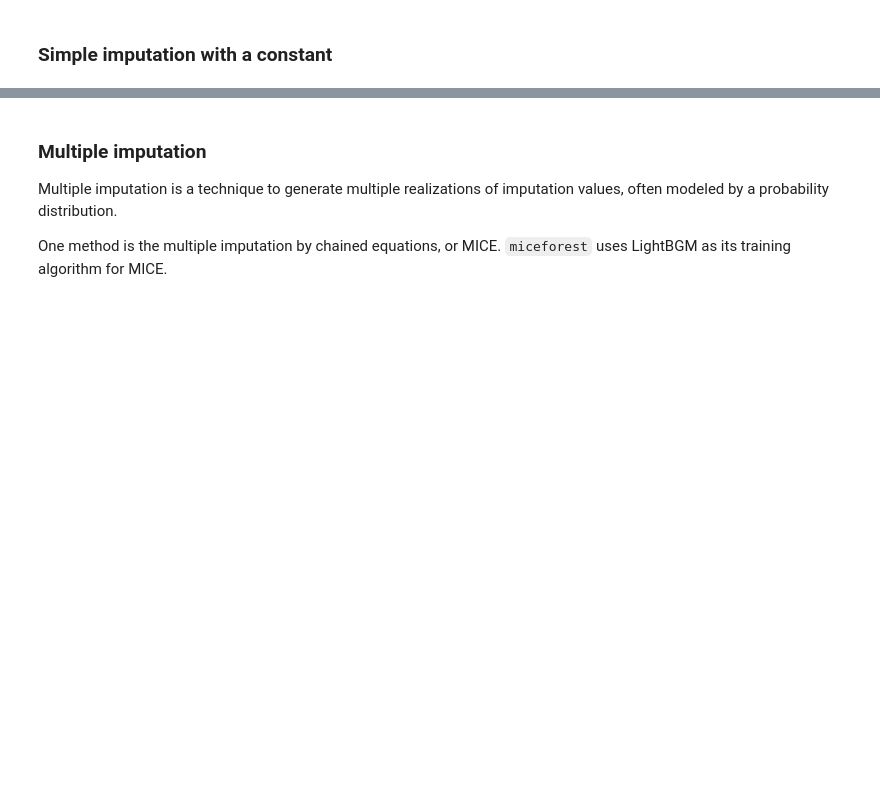
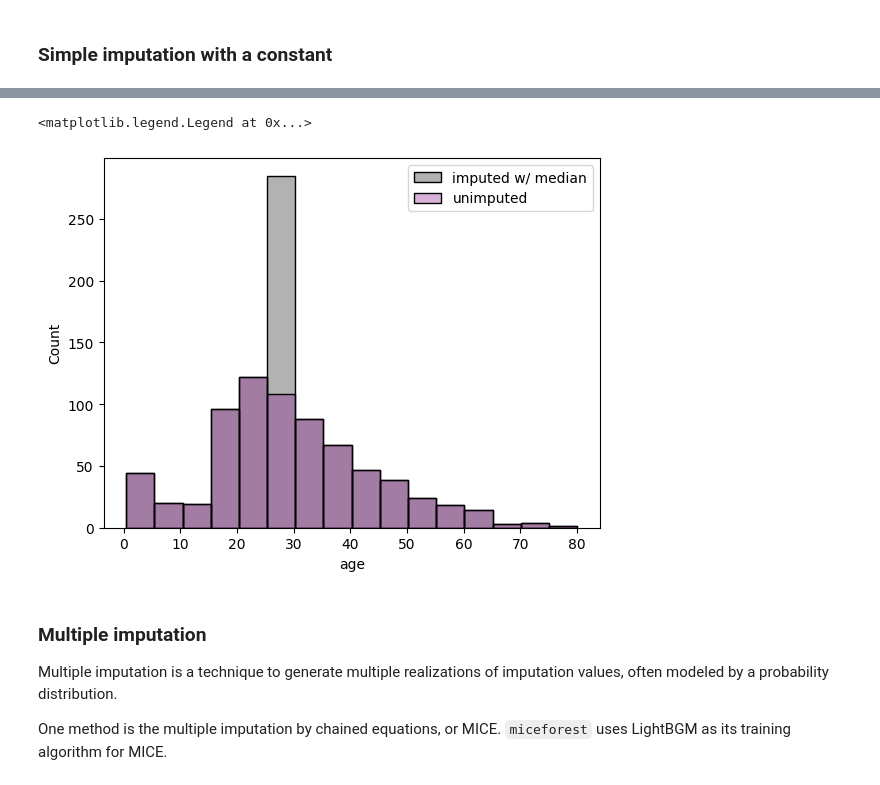
Before and after one commit to mosesyhc/de300-2026wi, a Jupyter notebook: class-notebooks/03-missing-data-class.ipynb, the cells around one changed output, grey strips where cells are left out. Drawn from its saved outputs; the diff is of its cells as text; code cells hidden in the pictures; blank space fills up the shorter version.

```diff
--- a/class-notebooks/03-missing-data-class.ipynb
+++ b/class-notebooks/03-missing-data-class.ipynb
@@ -116,13 +193,19 @@ sns.histplot(titanic_constant['age'])
 # %%
 titanic_median = titanic.copy()
 
 # example with median, admitting only numeric columns
 
+median_imputer = SimpleImputer(strategy='median')
+
+titanic_median['age'] = median_imputer.fit_transform(titanic_median[['age']])
 # visualize completed data
 fig, ax = plt.subplots(1, 1)
 sns.histplot(titanic_median['age'], binwidth=5, alpha=0.3, color='k', label='imputed w/ median')
 sns.histplot(titanic['age'], binwidth=5, alpha=0.3, color='purple', label='unimputed')
 ax.legend()
+# %% [output]
+<matplotlib.legend.Legend at 0x...>
+[figure, added]
 # %% [markdown]
 ### Multiple imputation
 Multiple imputation is a technique to generate multiple realizations of imputation values, often modeled by a probability distribution.
```
Also changed, not shown: parts of 17 cells of this notebook.
